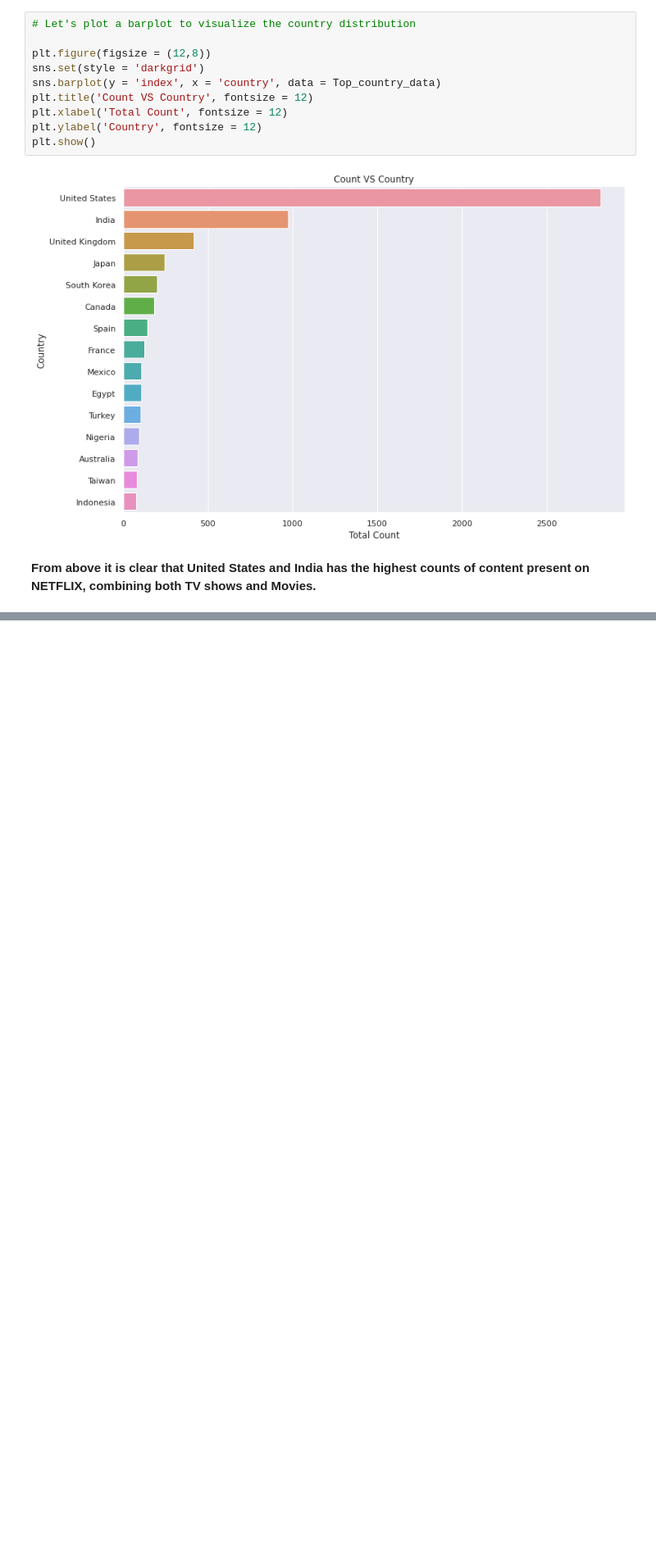
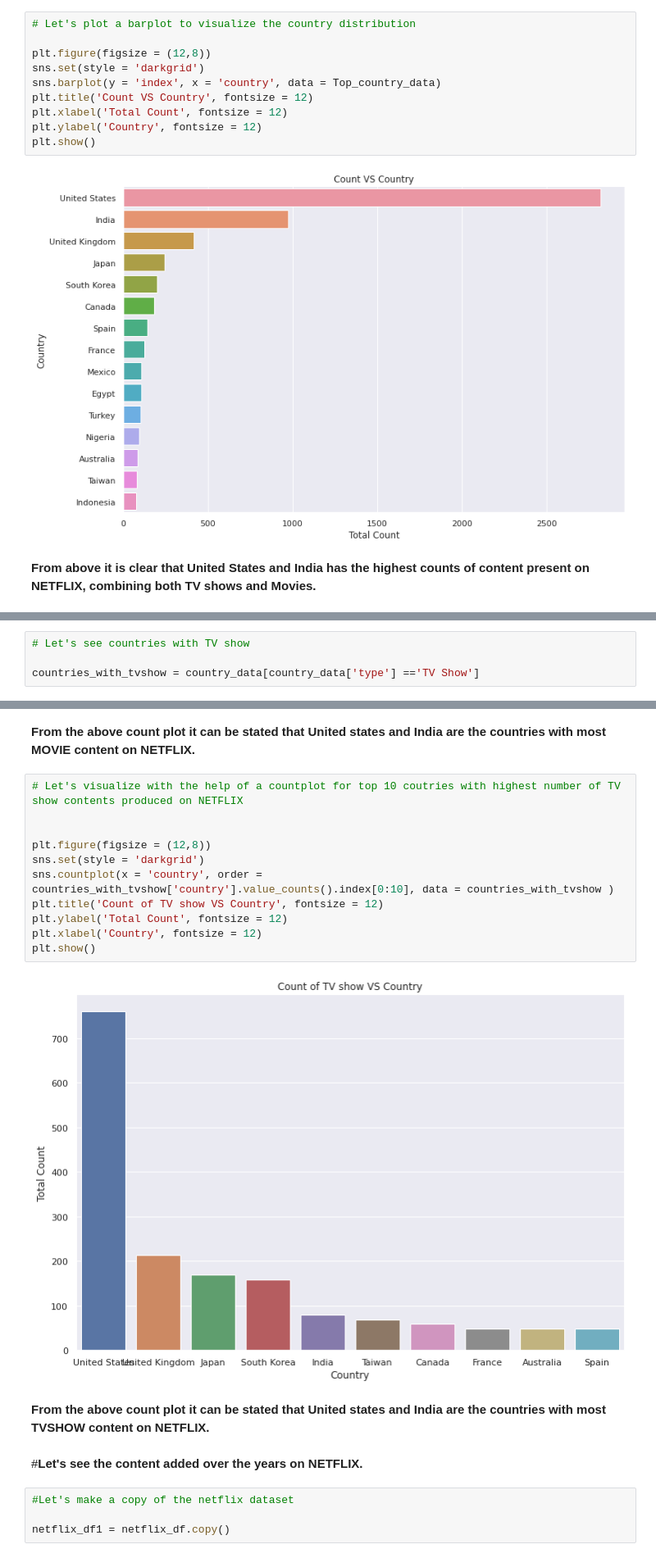
Before and after one commit to Kousikdutta1/Netflix-Shows-and-Movies-Dataset-Analysis, a Jupyter notebook: Netflix_Data_Analysis.ipynb, the cells around one changed output, grey strips where cells are left out. Shown at 82% size. Saved outputs shown, nothing was run; the diff lists cells and outputs as text; blank space fills up the shorter version.

```diff
--- a/Netflix_Data_Analysis.ipynb
+++ b/Netflix_Data_Analysis.ipynb
@@ -478,0 +481,4 @@ plt.show()
+# %%
+# Let's see countries with TV show
+
+countries_with_tvshow = country_data[country_data['type'] =='TV Show']
@@ -478,0 +534,23 @@ plt.show()
+# %% [markdown]
+**From the above count plot it can be stated that United states and India are the countries with most MOVIE content on NETFLIX.**
+# %%
+# Let's visualize with the help of a countplot for top 10 coutries with highest number of TV show contents produced on NETFLIX
+
+
+plt.figure(figsize = (12,8))
+sns.set(style = 'darkgrid')
+sns.countplot(x = 'country', order = countries_with_tvshow['country'].value_counts().index[0:10], data = countries_with_tvshow )
+plt.title('Count of TV show VS Country', fontsize = 12)
+plt.ylabel('Total Count', fontsize = 12)
+plt.xlabel('Country', fontsize = 12)
+plt.show()
+# %% [output]
+[figure, added]
+# %% [markdown]
+**From the above count plot it can be stated that United states and India are the countries with most TVSHOW content on NETFLIX.**
+# %% [markdown]
+#**Let's see the content added over the years on NETFLIX.**
+# %%
+#Let's make a copy of the netflix dataset
+
+netflix_df1 = netflix_df.copy()
```
Also changed, not shown: parts of 24 cells of this notebook.
